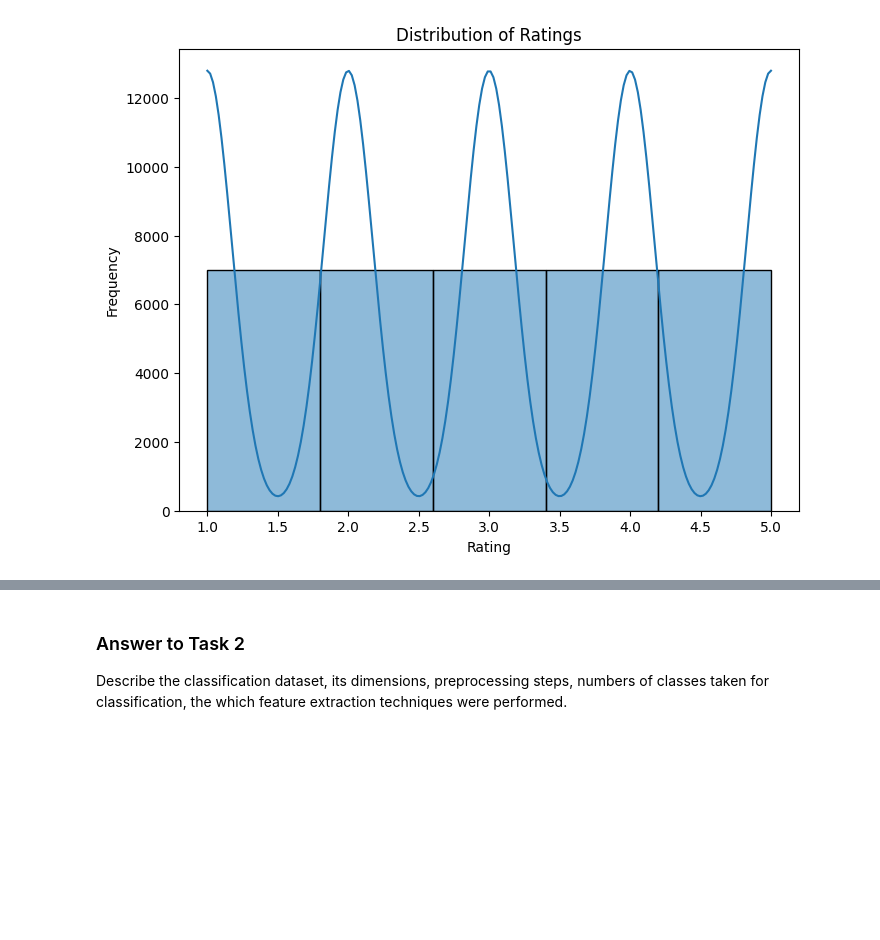
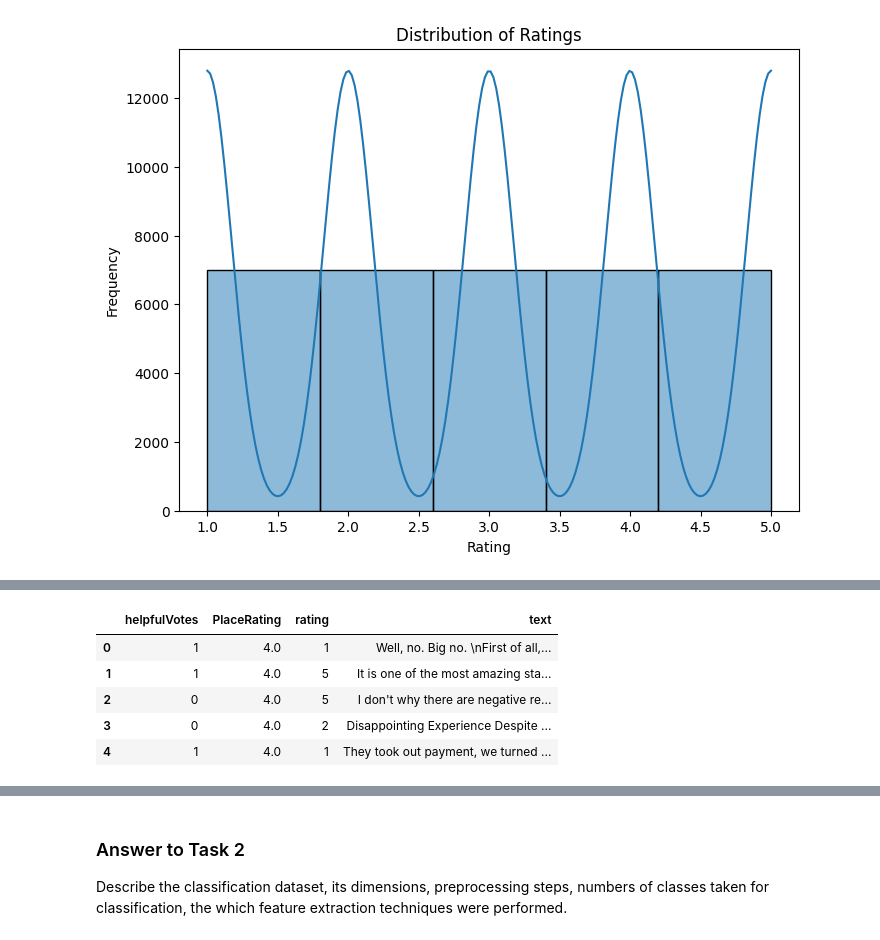
Before and after one commit to j-ranasinghe/nlp_cw, a Jupyter notebook: Solution_GroupH.ipynb, the cells around one changed output, grey strips where cells are left out. Saved outputs shown, nothing was run; the diff lists cells and outputs as text; code cells hidden in the pictures; blank space fills up the shorter version.

```diff
--- a/Solution_GroupH.ipynb
+++ b/Solution_GroupH.ipynb
@@ -343,0 +344,9 @@ plt.show()
+# %%
+resampled_data.head()
+# %% [output]
+|  | helpfulVotes | PlaceRating | rating | text |
+| 0 | 1 | 4.0 | 1 | Well, no. Big no. \nFirst of all,... |
+| 1 | 1 | 4.0 | 5 | It is one of the most amazing sta... |
+| 2 | 0 | 4.0 | 5 | I don't why there are negative re... |
+| 3 | 0 | 4.0 | 2 | Disappointing Experience Despite ... |
+| 4 | 1 | 4.0 | 1 | They took out payment, we turned ... |
```
Also changed, not shown: parts of 5 cells of this notebook.
